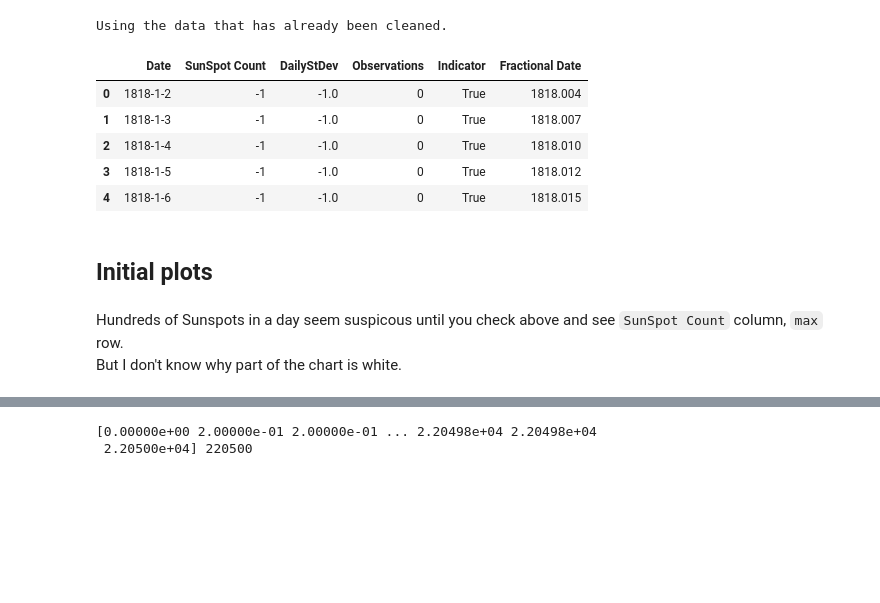
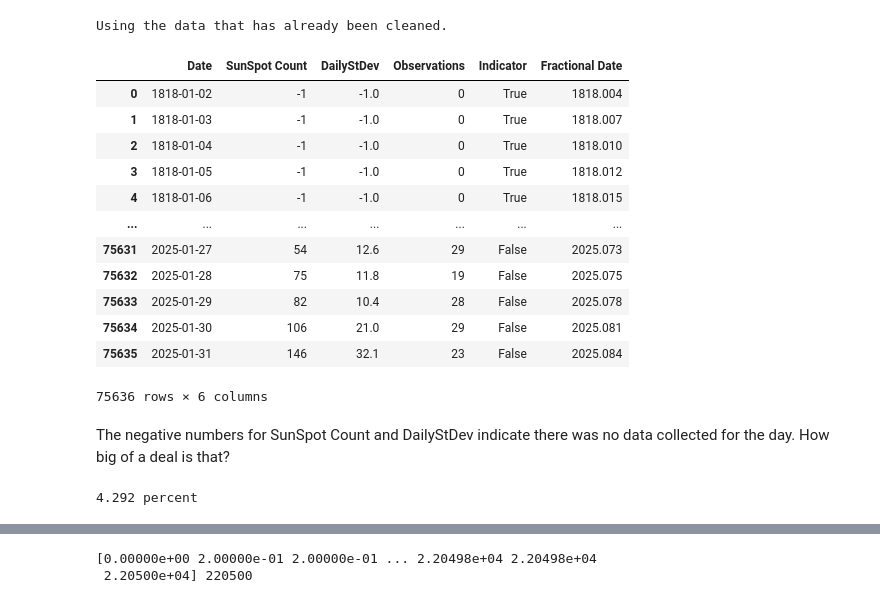
Before and after one commit to Little-PyProjects/SunSpots, a Jupyter notebook: notebooks/Sunspot_EDA.ipynb, the cells around one changed output, grey strips where cells are left out. Cells and saved outputs as stored; diff of their text form; code cells hidden in the pictures; blank space fills up the shorter version.

```diff
--- a/notebooks/Sunspot_EDA.ipynb
+++ b/notebooks/Sunspot_EDA.ipynb
@@ -44,15 +45,24 @@ else:
 Using the data that has already been cleaned.
 # %%
 sun = pd.read_pickle('../data/pickled_sunspot_data.pkl')
-sun.head()
+sun
 # %% [output]
 |  | Date | SunSpot Count | DailyStDev | Observations | Indicator | Fractional Date |
-| 0 | 1818-1-2 | -1 | -1.0 | 0 | True | 1818.004 |
-| 1 | 1818-1-3 | -1 | -1.0 | 0 | True | 1818.007 |
-| 2 | 1818-1-4 | -1 | -1.0 | 0 | True | 1818.010 |
-| 3 | 1818-1-5 | -1 | -1.0 | 0 | True | 1818.012 |
-| 4 | 1818-1-6 | -1 | -1.0 | 0 | True | 1818.015 |
+| 0 | 1818-01-02 | -1 | -1.0 | 0 | True | 1818.004 |
+| 1 | 1818-01-03 | -1 | -1.0 | 0 | True | 1818.007 |
+| 2 | 1818-01-04 | -1 | -1.0 | 0 | True | 1818.010 |
+| 3 | 1818-01-05 | -1 | -1.0 | 0 | True | 1818.012 |
+| 4 | 1818-01-06 | -1 | -1.0 | 0 | True | 1818.015 |
+| ... | ... | ... | ... | ... | ... | ... |
+| 75631 | 2025-01-27 | 54 | 12.6 | 29 | False | 2025.073 |
+| 75632 | 2025-01-28 | 75 | 11.8 | 19 | False | 2025.075 |
+| 75633 | 2025-01-29 | 82 | 10.4 | 28 | False | 2025.078 |
+| 75634 | 2025-01-30 | 106 | 21.0 | 29 | False | 2025.081 |
+| 75635 | 2025-01-31 | 146 | 32.1 | 23 | False | 2025.084 |
+75636 rows × 6 columns
-# %% [markdown]
-## Initial plots
-# %% [markdown]
-Hundreds of Sunspots in a day seem suspicous until you check above and see `SunSpot Count` column, `max` row.<br> But I don't know why part of the chart is white.
+# %% [markdown]
+The negative numbers for SunSpot Count and DailyStDev indicate there was no data collected for the day. How big of a deal is that?
+# %%
+print(f"{round(sum(sun['SunSpot Count']==-1)/len(sun)*100, 3)} percent")
+# %% [output]
+4.292 percent
```
Also changed, not shown: parts of 59 cells of this notebook.
